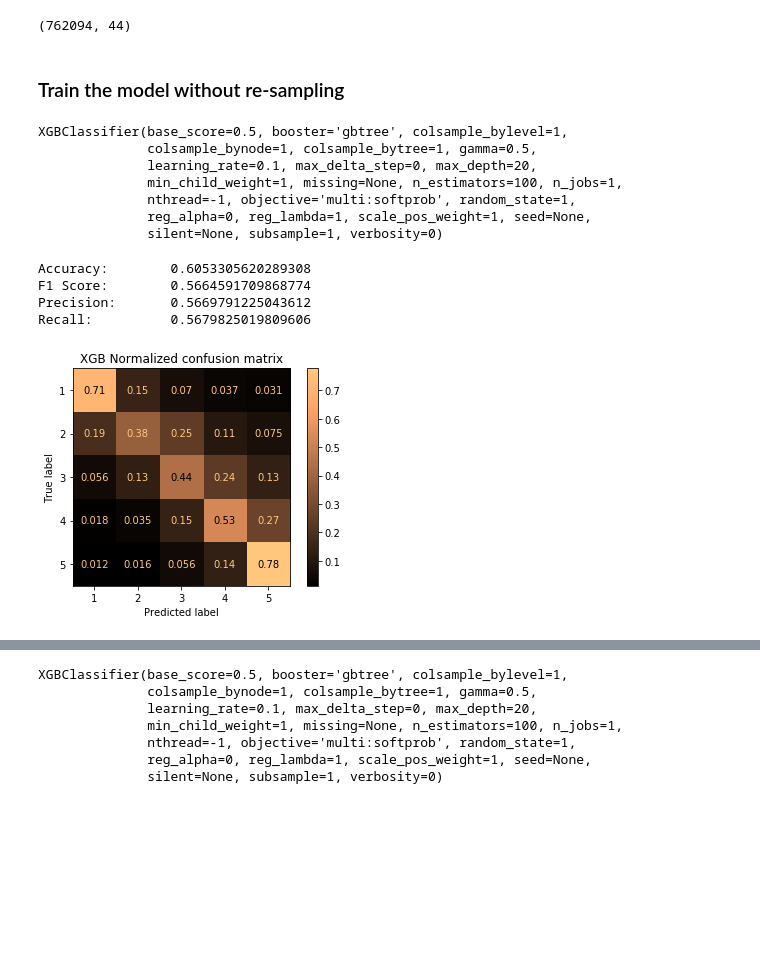
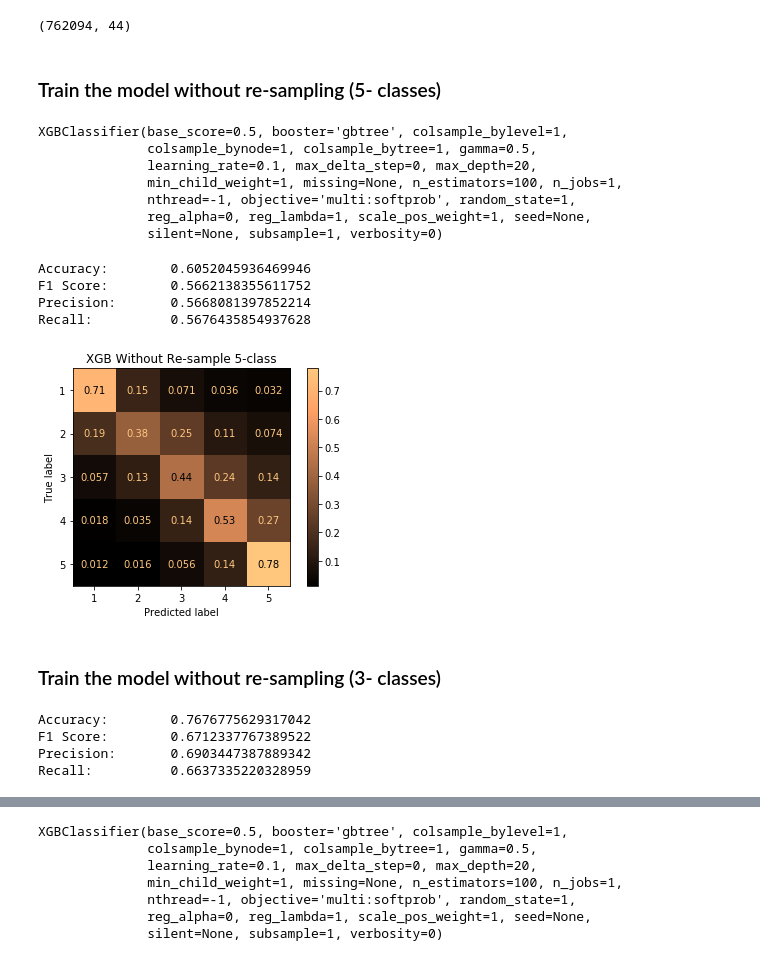
Before and after one commit to OnerInce/ml-earthquake, a Jupyter notebook: xgb.ipynb, the cells around one changed output, grey strips where cells are left out. Cells and saved outputs as stored; diff of their text form; code cells hidden in the pictures; blank space fills up the shorter version.

```diff
--- a/xgb.ipynb
+++ b/xgb.ipynb
@@ -25,9 +31,9 @@ X_train, X_test, y_train, y_test = train_test_split(X, y, test_size = 0.25, rand
 # %% [markdown]
-### Train the model without re-sampling
+### Train the model without re-sampling (5- classes)
 # %%
-xgb = xgb.XGBClassifier(learning_rate = 0.1, n_estimators = 100, max_depth = 20, nthread = -1,
+xgboost = xgb.XGBClassifier(learning_rate = 0.1, n_estimators = 100, max_depth = 20, nthread = -1,
                           random_state = 1, verbosity = 0, gamma = 0.5)
-xgb.fit(X_train, y_train)
+xgboost.fit(X_train, y_train)
 # %% [output]
 XGBClassifier(base_score=0.5, booster='gbtree', colsample_bylevel=1,
               colsample_bynode=1, colsample_bytree=1, gamma=0.5,
@@ -37,26 +43,25 @@ XGBClassifier(base_score=0.5, booster='gbtree', colsample_bylevel=1,
               reg_alpha=0, reg_lambda=1, scale_pos_weight=1, seed=None,
               silent=None, subsample=1, verbosity=0)
 # %%
-preds = xgb.predict(X_test)
+preds = xgboost.predict(X_test)
 # %%
-from sklearn.metrics import accuracy_score, precision_score, recall_score, f1_score, plot_confusion_matrix
-import matplotlib.pyplot as plt
-
 print("Accuracy: \t", accuracy_score(y_test, preds))
 print("F1 Score: \t", f1_score(y_test, preds, average = 'macro'))
 print("Precision:\t", precision_score(y_test, preds, average = 'macro'))
 print("Recall:   \t", recall_score(y_test, preds, average = 'macro'))
 
 # Plot normalized confusion matrix
 classes = ["1", "2", "3", "4", "5"]
-title = "XGB Normalized confusion matrix"
-disp = plot_confusion_matrix(xgb, X_test, y_test, display_labels = classes, cmap = "copper", normalize = "true")
+title = "XGB Without Re-sample 5-class"
+disp = plot_confusion_matrix(xgboost, X_test, y_test, display_labels = classes, cmap = "copper", normalize = "true")
 disp.ax_.set_title(title)
 
 plt.show()
 # %% [output]
-Accuracy:        0.6053305620289308
-F1 Score:        0.5664591709868774
-Precision:       0.5669791225043612
-Recall:          0.5679825019809606
+Accuracy:        0.6052045936469946
+F1 Score:        0.5662138355611752
+Precision:       0.5668081397852214
+Recall:          0.5676435854937628
-[figure, old version]
+[figure, new version]
+# %% [markdown]
+### Train the model without re-sampling (3- classes)
@@ -62,0 +75,12 @@ Recall:          0.5679825019809606
+# %%
+# Performance results
+
+print("Accuracy: \t", accuracy_score(y_test_3_class, xgboost_predictions))
+print("F1 Score: \t", f1_score(y_test_3_class, xgboost_predictions, average = 'macro'))
+print("Precision:\t", precision_score(y_test_3_class, xgboost_predictions, average = 'macro'))
+print("Recall:   \t", recall_score(y_test_3_class, xgboost_predictions, average = 'macro'))
+# %% [output]
+Accuracy:        0.7676775629317042
+F1 Score:        0.6712337767389522
+Precision:       0.6903447387889342
+Recall:          0.6637335220328959
```
Also changed, not shown: parts of 13 cells of this notebook.
